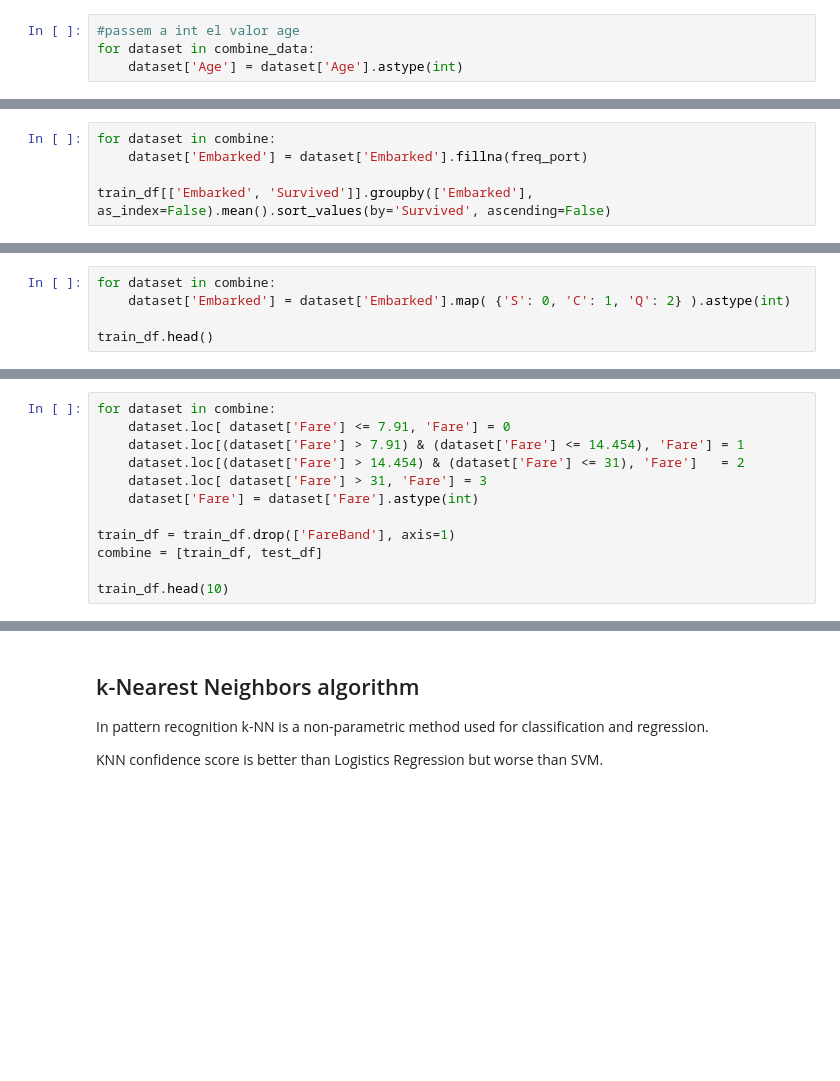
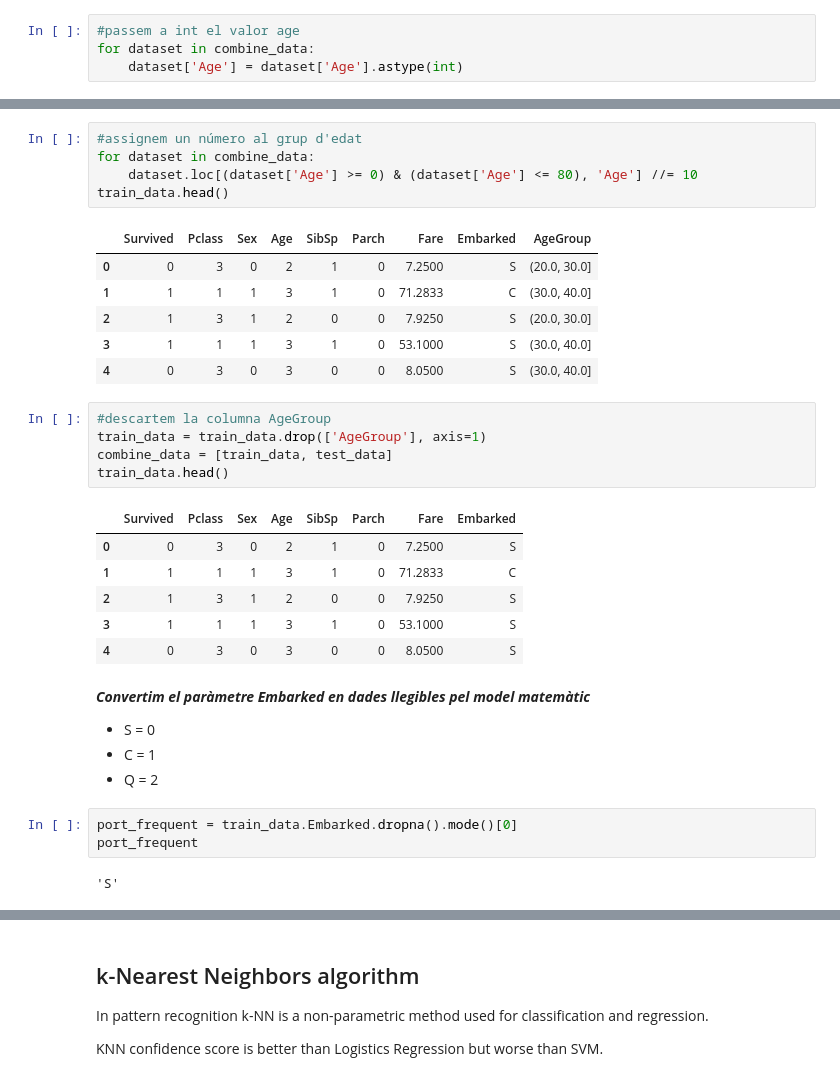
Before and after one commit to sergiger/titanicMachineLearning, a Jupyter notebook: Titanic.ipynb, the cells around one changed output, grey strips where cells are left out. Saved outputs shown, nothing was run; the diff lists cells and outputs as text; blank space fills up the shorter version.

```diff
--- a/Titanic.ipynb
+++ b/Titanic.ipynb
@@ -332,5 +217,0 @@ freq_port
-# %%
-for dataset in combine:
-    dataset['Embarked'] = dataset['Embarked'].fillna(freq_port)
-
-train_df[['Embarked', 'Survived']].groupby(['Embarked'], as_index=False).mean().sort_values(by='Survived', ascending=False)
@@ -346,5 +217,0 @@ Now converting the EmbarkedFill feature by creating a new numeric Port feature.
-# %%
-for dataset in combine:
-    dataset['Embarked'] = dataset['Embarked'].map( {'S': 0, 'C': 1, 'Q': 2} ).astype(int)
-
-train_df.head()
@@ -386,12 +217,0 @@ Convert the Fare feature to ordinal values based on the FareBand.
-# %%
-for dataset in combine:
-    dataset.loc[ dataset['Fare'] <= 7.91, 'Fare'] = 0
-    dataset.loc[(dataset['Fare'] > 7.91) & (dataset['Fare'] <= 14.454), 'Fare'] = 1
-    dataset.loc[(dataset['Fare'] > 14.454) & (dataset['Fare'] <= 31), 'Fare']   = 2
-    dataset.loc[ dataset['Fare'] > 31, 'Fare'] = 3
-    dataset['Fare'] = dataset['Fare'].astype(int)
-
-train_df = train_df.drop(['FareBand'], axis=1)
-combine = [train_df, test_df]
-
-train_df.head(10)
@@ -494,0 +250,34 @@ acc_svc
+# %%
+#assignem un número al grup d'edat
+for dataset in combine_data:
+    dataset.loc[(dataset['Age'] >= 0) & (dataset['Age'] <= 80), 'Age'] //= 10
+train_data.head()
+# %% [output]
+|  | Survived | Pclass | Sex | Age | SibSp | Parch | Fare | Embarked | AgeGroup |
+| 0 | 0 | 3 | 0 | 2 | 1 | 0 | 7.2500 | S | (20.0, 30.0] |
+| 1 | 1 | 1 | 1 | 3 | 1 | 0 | 71.2833 | C | (30.0, 40.0] |
+| 2 | 1 | 3 | 1 | 2 | 0 | 0 | 7.9250 | S | (20.0, 30.0] |
+| 3 | 1 | 1 | 1 | 3 | 1 | 0 | 53.1000 | S | (30.0, 40.0] |
+| 4 | 0 | 3 | 0 | 3 | 0 | 0 | 8.0500 | S | (30.0, 40.0] |
+# %%
+#descartem la columna AgeGroup
+train_data = train_data.drop(['AgeGroup'], axis=1)
+combine_data = [train_data, test_data]
+train_data.head()
+# %% [output]
+|  | Survived | Pclass | Sex | Age | SibSp | Parch | Fare | Embarked |
+| 0 | 0 | 3 | 0 | 2 | 1 | 0 | 7.2500 | S |
+| 1 | 1 | 1 | 1 | 3 | 1 | 0 | 71.2833 | C |
+| 2 | 1 | 3 | 1 | 2 | 0 | 0 | 7.9250 | S |
+| 3 | 1 | 1 | 1 | 3 | 1 | 0 | 53.1000 | S |
+| 4 | 0 | 3 | 0 | 3 | 0 | 0 | 8.0500 | S |
+# %% [markdown]
+***Convertim el paràmetre Embarked en dades llegibles pel model matemàtic***
+- S = 0
+- C = 1
+- Q = 2
+# %%
+port_frequent = train_data.Embarked.dropna().mode()[0]
+port_frequent
+# %% [output]
+'S'
```
Also changed, not shown: parts of 62 cells of this notebook.
